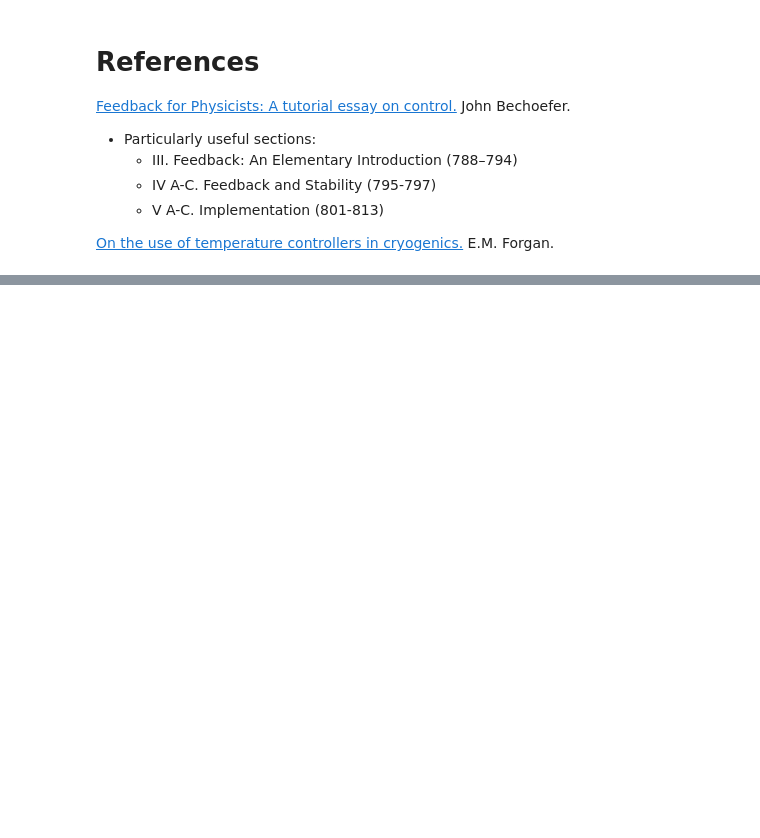
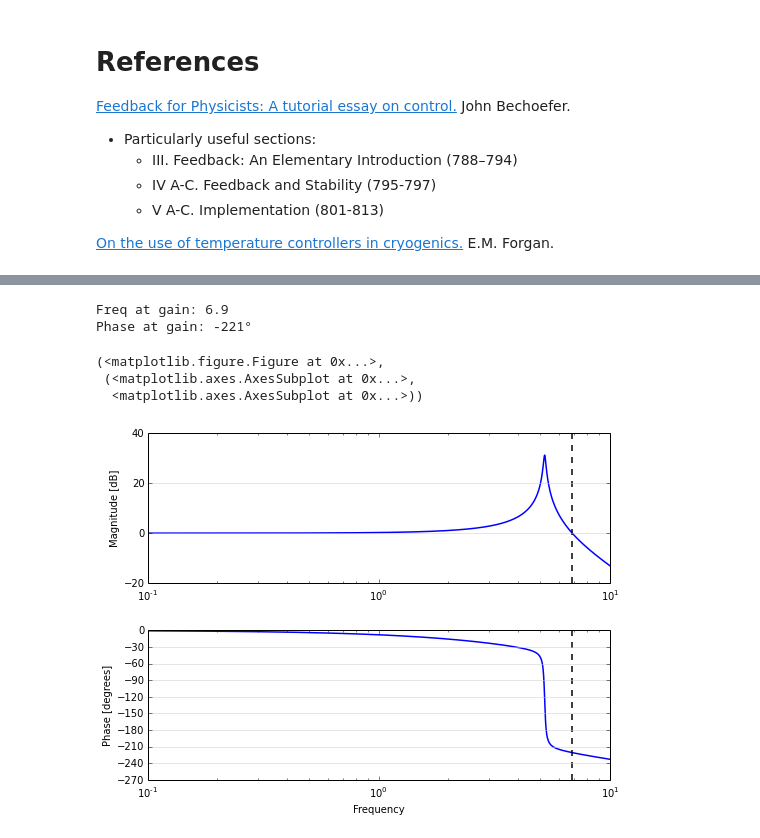
Before and after one commit to ryanpdwyer/what-is-feedback, a Jupyter notebook: 1502-what-is-feedback.ipynb, the cells around one changed output, grey strips where cells are left out. Saved outputs shown, nothing was run; the diff lists cells and outputs as text; code cells hidden in the pictures; blank space fills up the shorter version.

```diff
--- a/1502-what-is-feedback.ipynb
+++ b/1502-what-is-feedback.ipynb
@@ -904,0 +931,9 @@ In practice, this is only a factor if very high derivative gain are used.
+# %%
+bode_plot_s(oloop/(1+oloop), s, (0.1, 10))
+# %% [output]
+Freq at gain: 6.9
+Phase at gain: -221°
+(<matplotlib.figure.Figure at 0x...>,
+ (<matplotlib.axes.AxesSubplot at 0x...>,
+  <matplotlib.axes.AxesSubplot at 0x...>))
+[figure, added]
```
Also changed, not shown: parts of 13 cells of this notebook, 5 other files.
